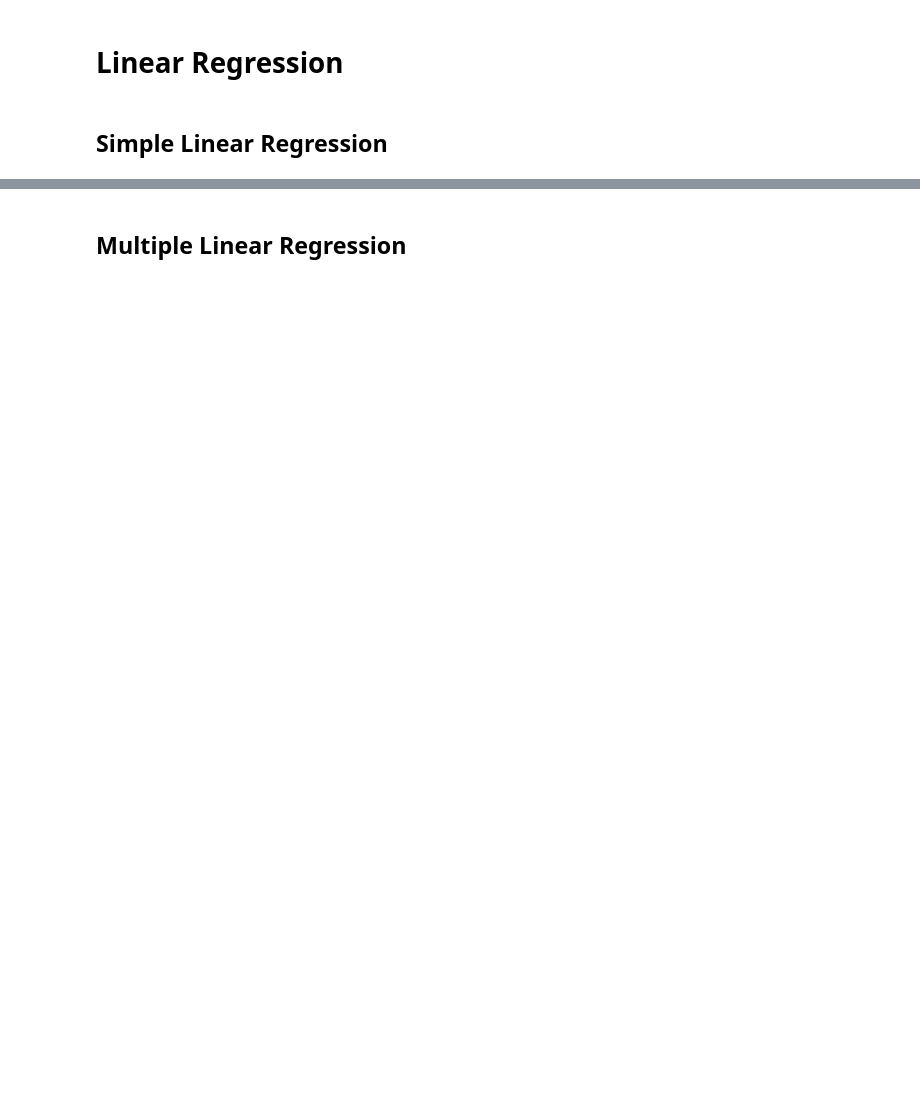
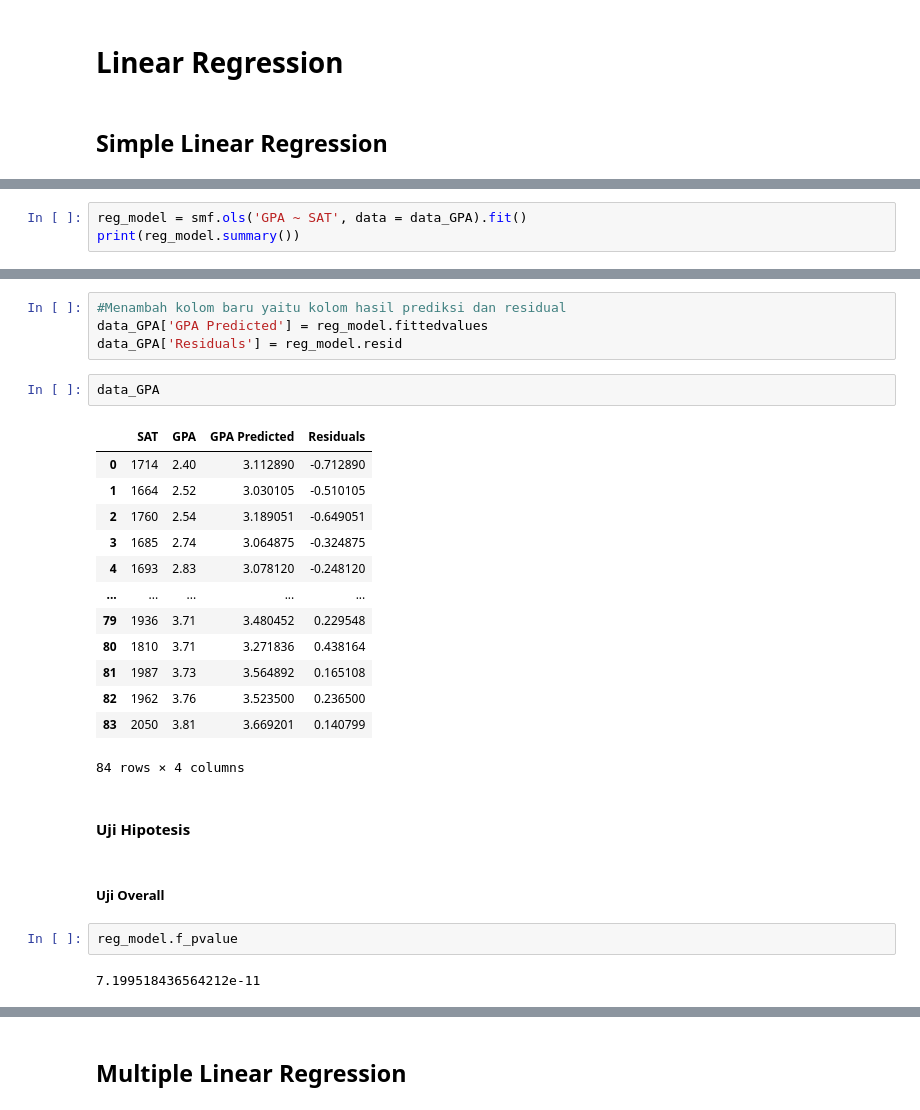
Before and after one commit to Fuuad31/Statistical-Computation---Module-and-Function, a Jupyter notebook: Tugas Minggu V/Tugas Pekan V.ipynb, the cells around one changed output, grey strips where cells are left out. Saved outputs shown, nothing was run; the diff lists cells and outputs as text; blank space fills up the shorter version.

```diff
--- a/Tugas Minggu V/Tugas Pekan V.ipynb
+++ b/Tugas Minggu V/Tugas Pekan V.ipynb
@@ -6,0 +257,3 @@
+# %%
+reg_model = smf.ols('GPA ~ SAT', data = data_GPA).fit()
+print(reg_model.summary())
@@ -6,0 +301,28 @@
+# %%
+#Menambah kolom baru yaitu kolom hasil prediksi dan residual
+data_GPA['GPA Predicted'] = reg_model.fittedvalues
+data_GPA['Residuals'] = reg_model.resid
+# %%
+data_GPA
+# %% [output]
+|  | SAT | GPA | GPA Predicted | Residuals |
+| 0 | 1714 | 2.40 | 3.112890 | -0.712890 |
+| 1 | 1664 | 2.52 | 3.030105 | -0.510105 |
+| 2 | 1760 | 2.54 | 3.189051 | -0.649051 |
+| 3 | 1685 | 2.74 | 3.064875 | -0.324875 |
+| 4 | 1693 | 2.83 | 3.078120 | -0.248120 |
+| ... | ... | ... | ... | ... |
+| 79 | 1936 | 3.71 | 3.480452 | 0.229548 |
+| 80 | 1810 | 3.71 | 3.271836 | 0.438164 |
+| 81 | 1987 | 3.73 | 3.564892 | 0.165108 |
+| 82 | 1962 | 3.76 | 3.523500 | 0.236500 |
+| 83 | 2050 | 3.81 | 3.669201 | 0.140799 |
+84 rows × 4 columns
+# %% [markdown]
+#### Uji Hipotesis
+# %% [markdown]
+##### Uji Overall
+# %%
+reg_model.f_pvalue
+# %% [output]
+7.199518436564212e-11
```
Also changed, not shown: parts of 44 cells of this notebook.
